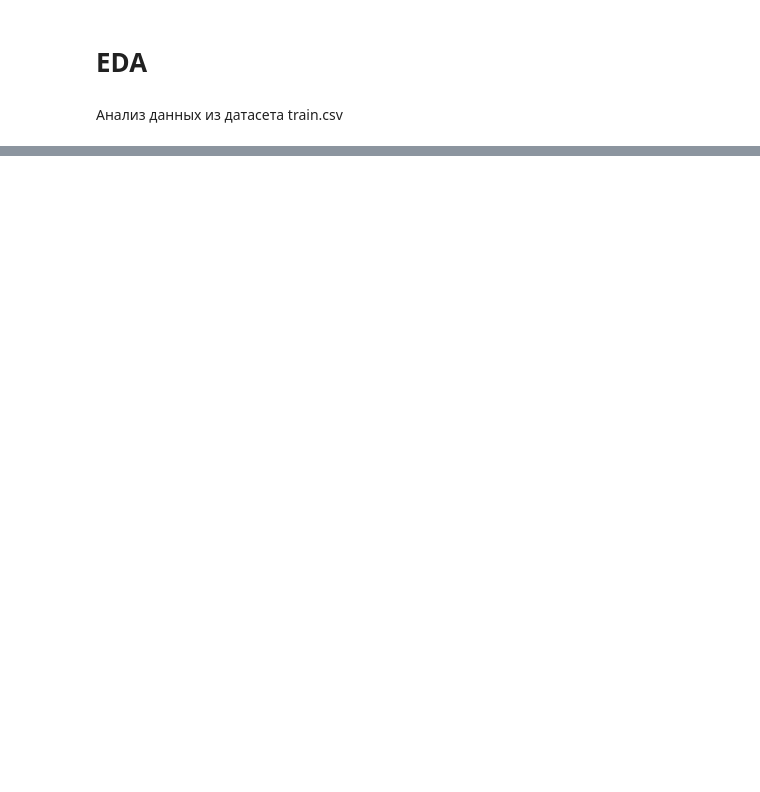
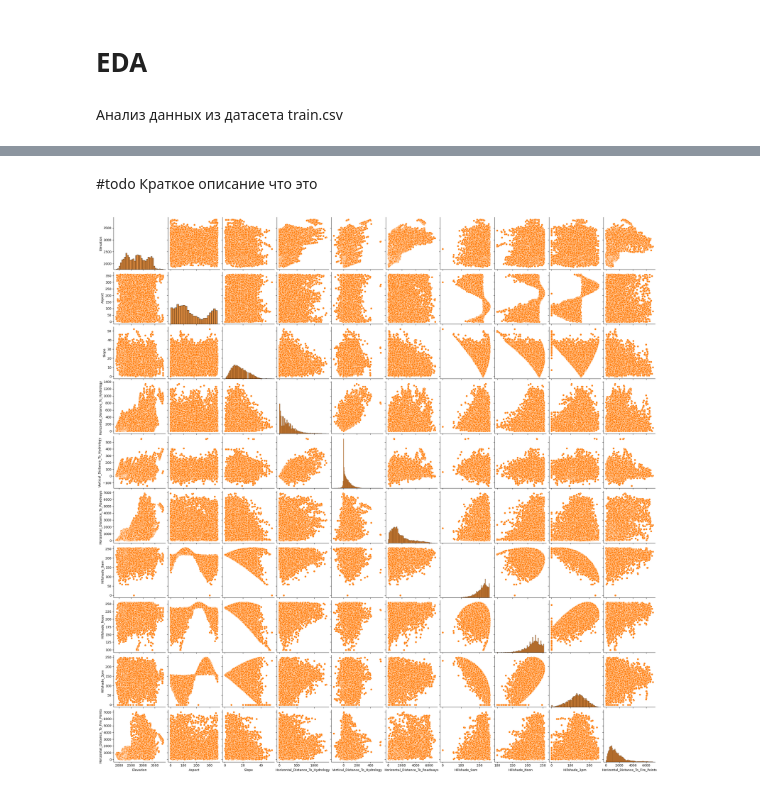
Before and after one commit to Axeleeyy/Test-DS_ML, a Jupyter notebook: EDA.ipynb, the cells around one changed output, grey strips where cells are left out. Cells and saved outputs as stored; diff of their text form; code cells hidden in the pictures; blank space fills up the shorter version.

```diff
--- a/EDA.ipynb
+++ b/EDA.ipynb
@@ -139,0 +111,11 @@ plt.show()
+# %% [markdown]
+#todo
+Краткое описание что это
+# %%
+g = sns.pairplot(data_.iloc[:,1:-3])
+g.map_diag(sns.histplot)
+g.map_offdiag(sns.scatterplot)
+g.add_legend()
+plt.show()
+# %% [output]
+[figure, added]
```
Also changed, not shown: parts of 13 cells of this notebook.
